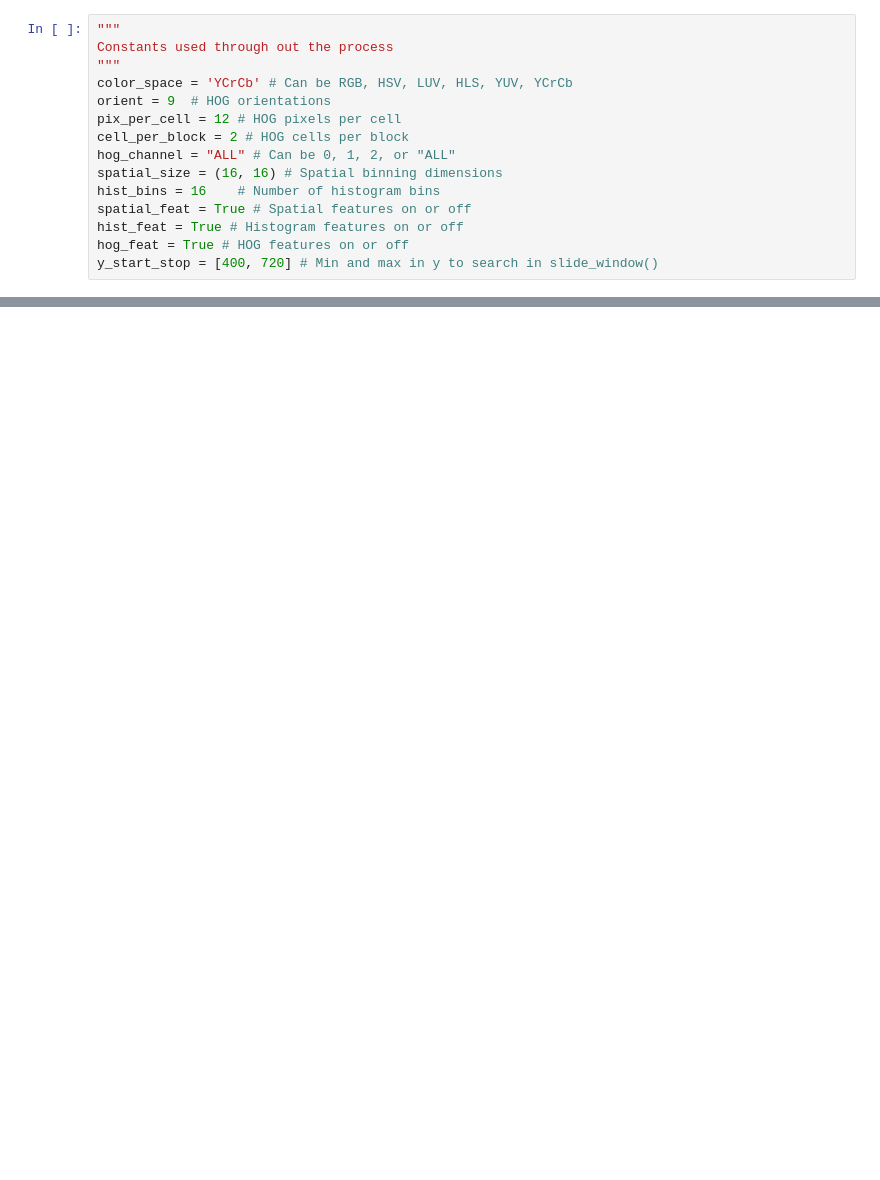
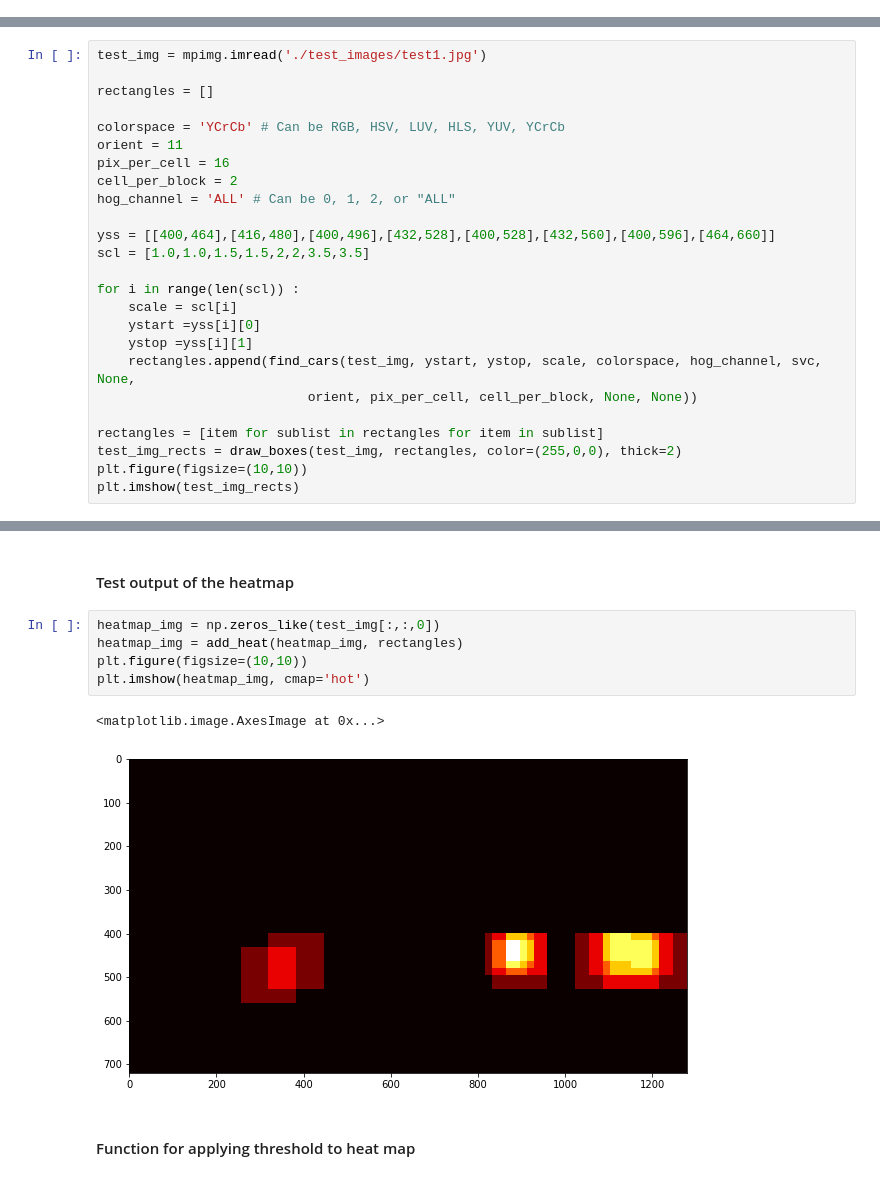
Before and after one commit to dineshcem/CarND-Vehicle-Detection, a Jupyter notebook: vehicle_detection.ipynb, the cells around one changed output, grey strips where cells are left out. Drawn from its saved outputs; the diff is of its cells as text; blank space fills up the shorter version.

```diff
--- a/vehicle_detection.ipynb
+++ b/vehicle_detection.ipynb
@@ -179,15 +0,0 @@ def extract_features(imgs, color_space='RGB', spatial_size=(32, 32),
-# %%
-"""
-Constants used through out the process
-"""
-color_space = 'YCrCb' # Can be RGB, HSV, LUV, HLS, YUV, YCrCb
-orient = 9  # HOG orientations
-pix_per_cell = 12 # HOG pixels per cell
-cell_per_block = 2 # HOG cells per block
-hog_channel = "ALL" # Can be 0, 1, 2, or "ALL"
-spatial_size = (16, 16) # Spatial binning dimensions
-hist_bins = 16    # Number of histogram bins
-spatial_feat = True # Spatial features on or off
-hist_feat = True # Histogram features on or off
-hog_feat = True # HOG features on or off
-y_start_stop = [400, 720] # Min and max in y to search in slide_window()
@@ -634,0 +359,25 @@ all done
+# %%
+test_img = mpimg.imread('./test_images/test1.jpg')
+
+rectangles = []
+
+colorspace = 'YCrCb' # Can be RGB, HSV, LUV, HLS, YUV, YCrCb
+orient = 11
+pix_per_cell = 16
+cell_per_block = 2
+hog_channel = 'ALL' # Can be 0, 1, 2, or "ALL"
+
+yss = [[400,464],[416,480],[400,496],[432,528],[400,528],[432,560],[400,596],[464,660]]
+scl = [1.0,1.0,1.5,1.5,2,2,3.5,3.5]
+
+for i in range(len(scl)) :
+    scale = scl[i]
+    ystart =yss[i][0]
+    ystop =yss[i][1]
+    rectangles.append(find_cars(test_img, ystart, ystop, scale, colorspace, hog_channel, svc, None,
+                           orient, pix_per_cell, cell_per_block, None, None))
+
+rectangles = [item for sublist in rectangles for item in sublist]
+test_img_rects = draw_boxes(test_img, rectangles, color=(255,0,0), thick=2)
+plt.figure(figsize=(10,10))
+plt.imshow(test_img_rects)
@@ -634,0 +401,12 @@ all done
+# %% [markdown]
+#### Test output of the heatmap
+# %%
+heatmap_img = np.zeros_like(test_img[:,:,0])
+heatmap_img = add_heat(heatmap_img, rectangles)
+plt.figure(figsize=(10,10))
+plt.imshow(heatmap_img, cmap='hot')
+# %% [output]
+<matplotlib.image.AxesImage at 0x...>
+[figure, added]
+# %% [markdown]
+#### Function for applying threshold to heat map
```
Also changed, not shown: parts of 61 cells of this notebook, 2 other files.
